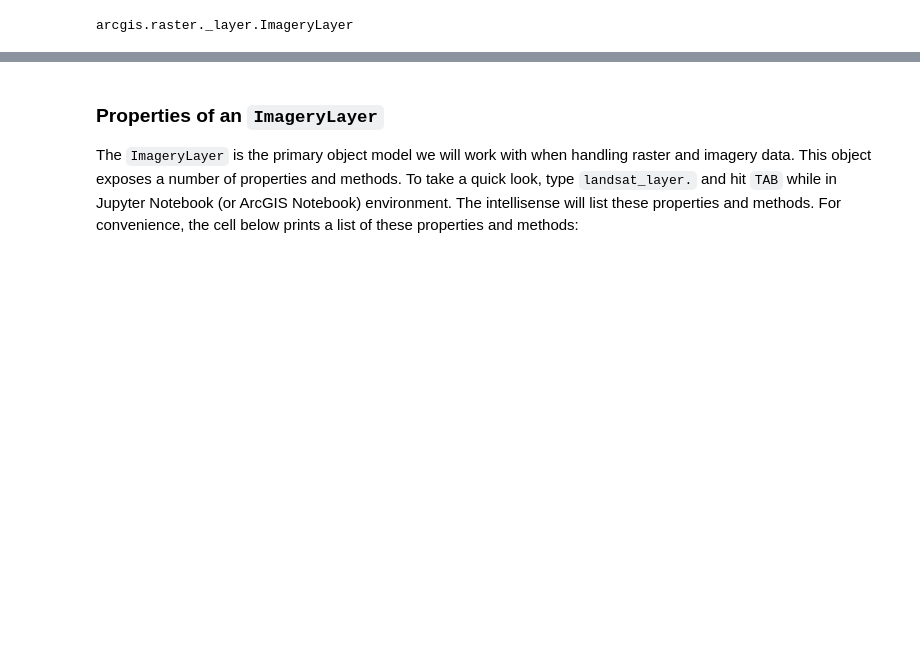
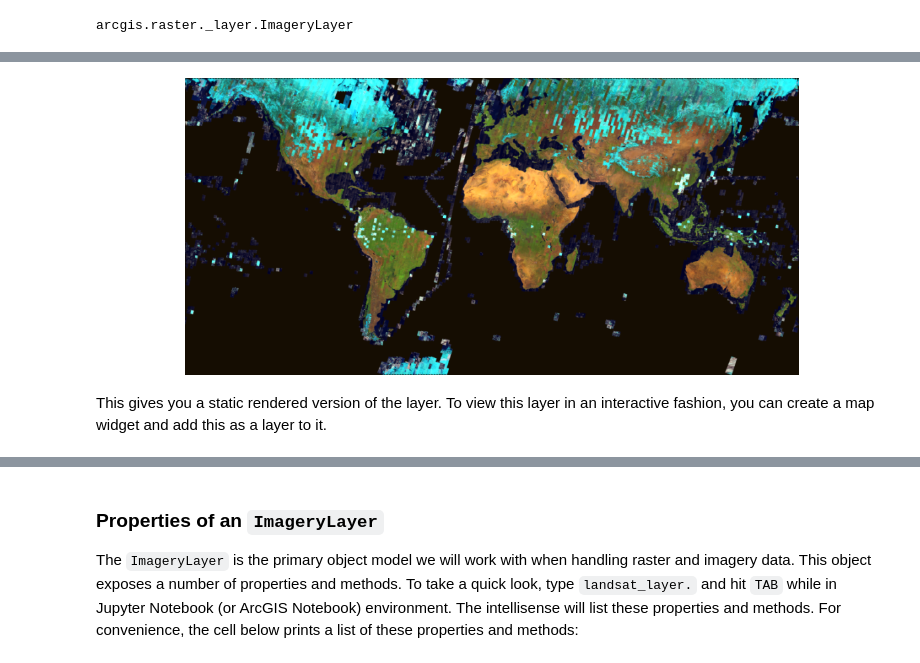
Before and after one commit to AtmaMani/arcgis-python-api, a Jupyter notebook: guide/06-imagery-and-raster-analysis/raster-module.ipynb, the cells around one changed output, grey strips where cells are left out. Cells and saved outputs as stored; diff of their text form; code cells hidden in the pictures; blank space fills up the shorter version.

```diff
--- a/guide/06-imagery-and-raster-analysis/raster-module.ipynb
+++ b/guide/06-imagery-and-raster-analysis/raster-module.ipynb
@@ -103,0 +108,6 @@ arcgis.raster._layer.ImageryLayer
+# %%
+landsat_layer
+# %% [output]
+[figure, added]
+# %% [markdown]
+This gives you a static rendered version of the layer. To view this layer in an interactive fashion, you can create a map widget and add this as a layer to it.
```
Also changed, not shown: parts of 21 cells of this notebook.
